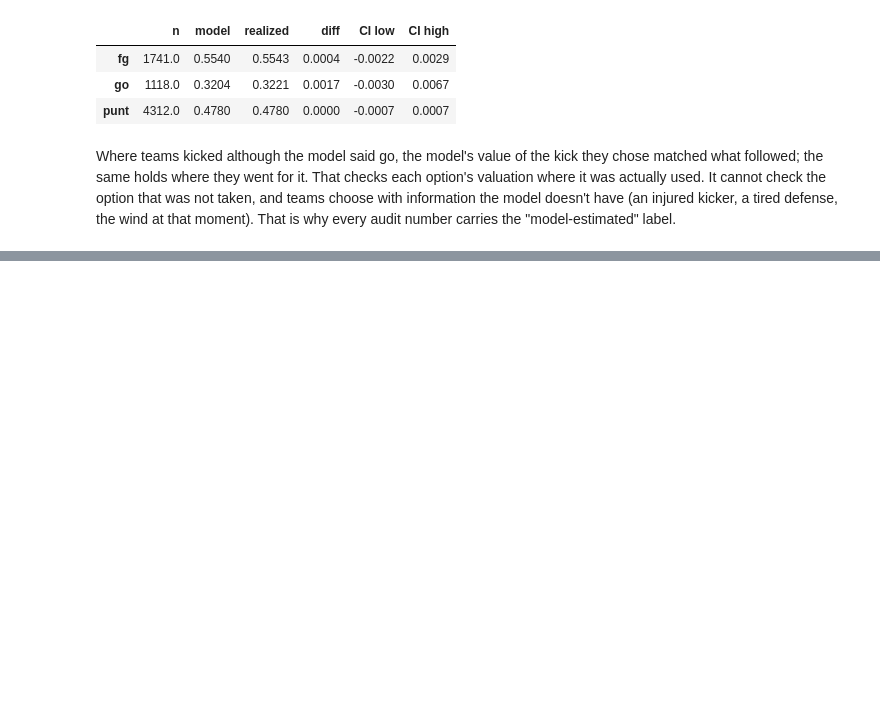
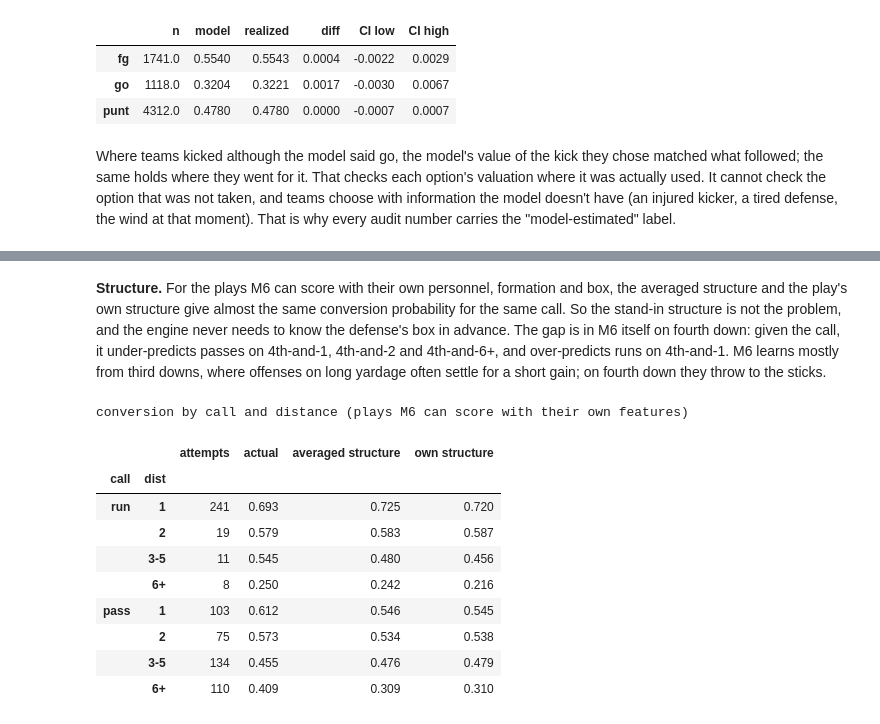
Before and after one commit to walk-the-program/NFLELO, a Jupyter notebook: notebooks/09_fourth_down.ipynb, the cells around one changed output, grey strips where cells are left out. Cells and saved outputs as stored; diff of their text form; code cells hidden in the pictures; blank space fills up the shorter version.

```diff
--- a/notebooks/09_fourth_down.ipynb
+++ b/notebooks/09_fourth_down.ipynb
@@ -397,0 +436,19 @@ Where teams kicked although the model said go, the model's value of the kick the
+# %% [markdown]
+**Structure.** For the plays M6 can score with their own personnel, formation and box, the averaged structure and the play's own structure give almost the same conversion probability for the same call. So the stand-in structure is not the problem, and the engine never needs to know the defense's box in advance. The gap is in M6 itself on fourth down: given the call, it under-predicts passes on 4th-and-1, 4th-and-2 and 4th-and-6+, and over-predicts runs on 4th-and-1. M6 learns mostly from third downs, where offenses on long yardage often settle for a short gain; on fourth down they throw to the sticks.
+# %%
+s = pd.DataFrame(d["structure_by_call"]).set_index(["call", "dist"])
+s.columns = ["attempts", "actual", "averaged structure", "own structure"]
+print("conversion by call and distance (plays M6 can score with their own features)")
+s.round(3)
+# %% [output]
+conversion by call and distance (plays M6 can score with their own features)
+|  |  | attempts | actual | averaged structure | own structure |
+| call | dist |  |  |  |  |
+| run | 1 | 241 | 0.693 | 0.725 | 0.720 |
+|  | 2 | 19 | 0.579 | 0.583 | 0.587 |
+|  | 3-5 | 11 | 0.545 | 0.480 | 0.456 |
+|  | 6+ | 8 | 0.250 | 0.242 | 0.216 |
+| pass | 1 | 103 | 0.612 | 0.546 | 0.545 |
+|  | 2 | 75 | 0.573 | 0.534 | 0.538 |
+|  | 3-5 | 134 | 0.455 | 0.476 | 0.479 |
+|  | 6+ | 110 | 0.409 | 0.309 | 0.310 |
```
Also changed, not shown: parts of 10 cells of this notebook, 17 other files.
